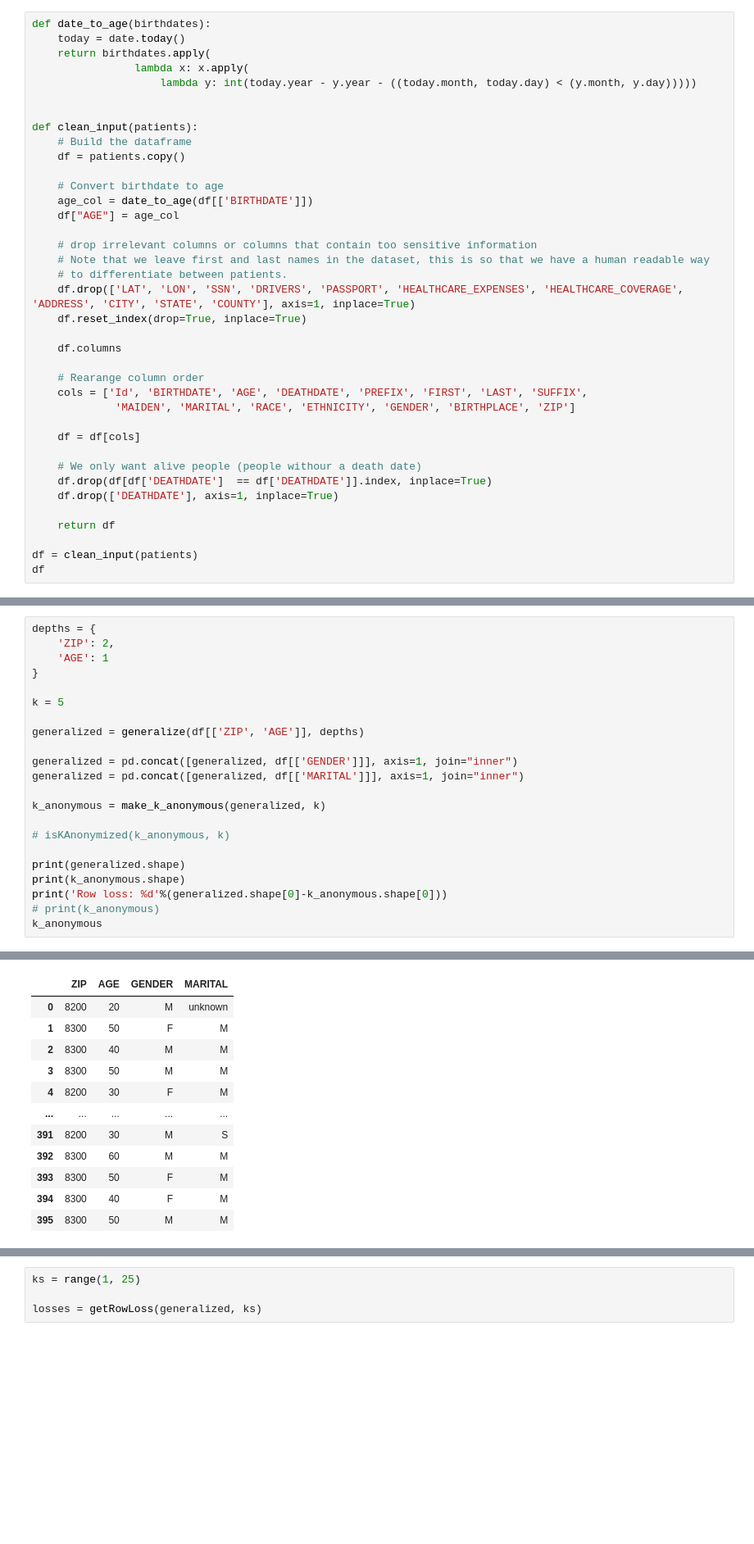
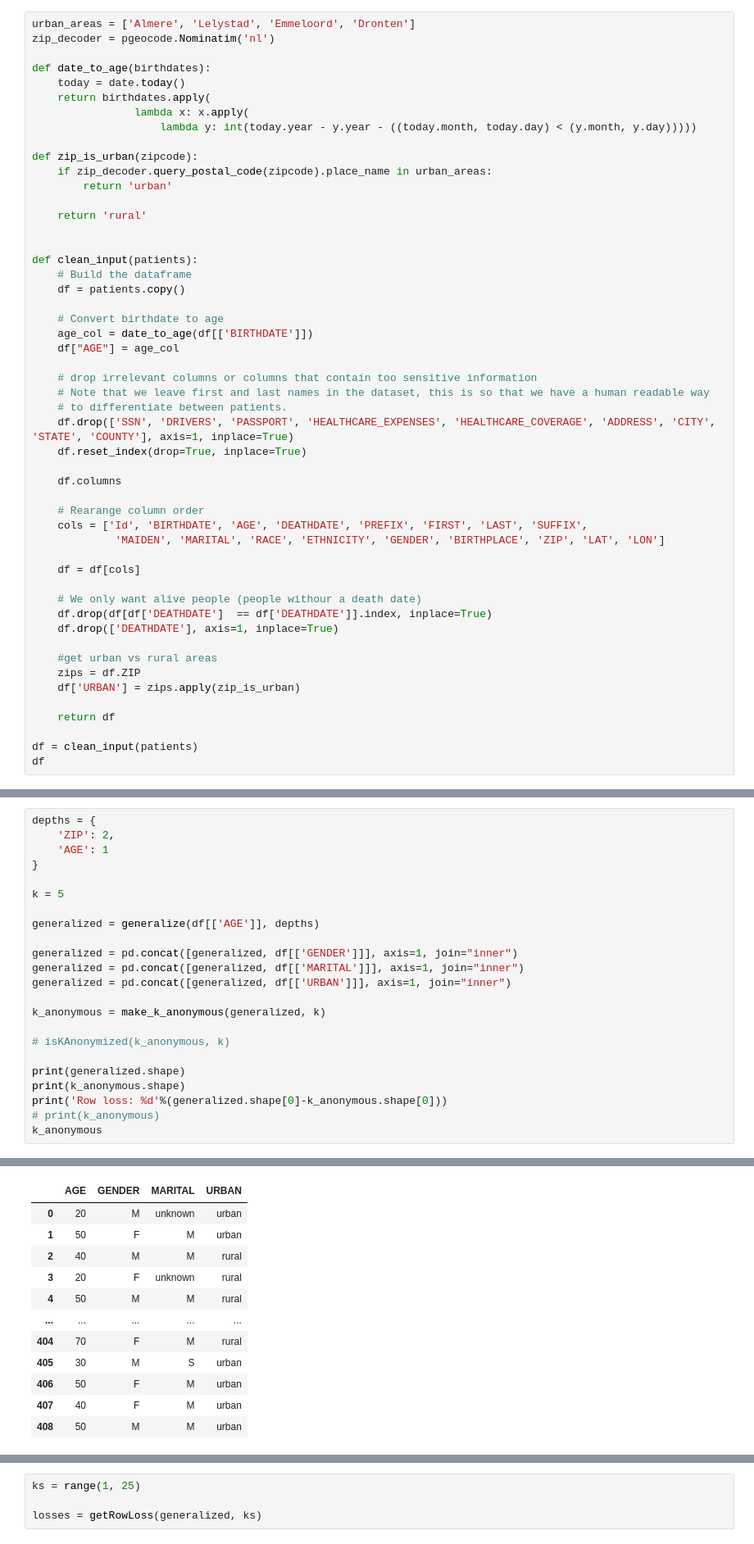
Before and after one commit to ysmoll/Thesis, a Jupyter notebook: Data preperation.ipynb, the cells around one changed output, grey strips where cells are left out. Shown at 82% size. Cells and saved outputs as stored; diff of their text form; blank space fills up the shorter version.

```diff
--- a/Data preperation.ipynb
+++ b/Data preperation.ipynb
@@ -40,11 +42,20 @@ for n in ns:
 # We test on 500 syntetic patients, later, we will run everything on all file sizes
 patients = execute_local(con, '''select * from patients500''')
 # %%
+urban_areas = ['Almere', 'Lelystad', 'Emmeloord', 'Dronten']
+zip_decoder = pgeocode.Nominatim('nl')
+
 def date_to_age(birthdates):
     today = date.today()
     return birthdates.apply(
                 lambda x: x.apply(
                     lambda y: int(today.year - y.year - ((today.month, today.day) < (y.month, y.day)))))
+
+def zip_is_urban(zipcode):
+    if zip_decoder.query_postal_code(zipcode).place_name in urban_areas:
+        return 'urban'
+
+    return 'rural'
 
 
 def clean_input(patients):
@@ -58,14 +69,14 @@ def clean_input(patients):
     # drop irrelevant columns or columns that contain too sensitive information
     # Note that we leave first and last names in the dataset, this is so that we have a human readable way
     # to differentiate between patients.
-    df.drop(['LAT', 'LON', 'SSN', 'DRIVERS', 'PASSPORT', 'HEALTHCARE_EXPENSES', 'HEALTHCARE_COVERAGE', 'ADDRESS', 'CITY', 'STATE', 'COUNTY'], axis=1, inplace=True)
+    df.drop(['SSN', 'DRIVERS', 'PASSPORT', 'HEALTHCARE_EXPENSES', 'HEALTHCARE_COVERAGE', 'ADDRESS', 'CITY', 'STATE', 'COUNTY'], axis=1, inplace=True)
     df.reset_index(drop=True, inplace=True)
 
     df.columns
 
     # Rearange column order
     cols = ['Id', 'BIRTHDATE', 'AGE', 'DEATHDATE', 'PREFIX', 'FIRST', 'LAST', 'SUFFIX',
-             'MAIDEN', 'MARITAL', 'RACE', 'ETHNICITY', 'GENDER', 'BIRTHPLACE', 'ZIP']
+             'MAIDEN', 'MARITAL', 'RACE', 'ETHNICITY', 'GENDER', 'BIRTHPLACE', 'ZIP', 'LAT', 'LON']
 
     df = df[cols]
 
@@ -73,6 +84,10 @@ def clean_input(patients):
     df.drop(df[df['DEATHDATE']  == df['DEATHDATE']].index, inplace=True)
     df.drop(['DEATHDATE'], axis=1, inplace=True)
 
+    #get urban vs rural areas
+    zips = df.ZIP
+    df['URBAN'] = zips.apply(zip_is_urban)
+
     return df
 
 df = clean_input(patients)
@@ -145,10 +160,11 @@ depths = {
 
 k = 5
 
-generalized = generalize(df[['ZIP', 'AGE']], depths)
+generalized = generalize(df[['AGE']], depths)
 
 generalized = pd.concat([generalized, df[['GENDER']]], axis=1, join="inner")
 generalized = pd.concat([generalized, df[['MARITAL']]], axis=1, join="inner")
+generalized = pd.concat([generalized, df[['URBAN']]], axis=1, join="inner")
 
 k_anonymous = make_k_anonymous(generalized, k)
 
@@ -166,12 +182,12 @@ Row loss: 80
-|  | ZIP | AGE | GENDER | MARITAL |
-| 0 | 8200 | 20 | M | unknown |
-| 1 | 8300 | 50 | F | M |
-| 2 | 8300 | 40 | M | M |
-| 3 | 8300 | 50 | M | M |
-| 4 | 8200 | 30 | F | M |
+|  | AGE | GENDER | MARITAL | URBAN |
+| 0 | 20 | M | unknown | urban |
+| 1 | 50 | F | M | urban |
+| 2 | 40 | M | M | rural |
+| 3 | 20 | F | unknown | rural |
+| 4 | 50 | M | M | rural |
 | ... | ... | ... | ... | ... |
-| 391 | 8200 | 30 | M | S |
-| 392 | 8300 | 60 | M | M |
-| 393 | 8300 | 50 | F | M |
-| 394 | 8300 | 40 | F | M |
-| 395 | 8300 | 50 | M | M |
+| 404 | 70 | F | M | rural |
+| 405 | 30 | M | S | urban |
+| 406 | 50 | F | M | urban |
+| 407 | 40 | F | M | urban |
+| 408 | 50 | M | M | urban |
```
Also changed, not shown: parts of 6 cells of this notebook.
